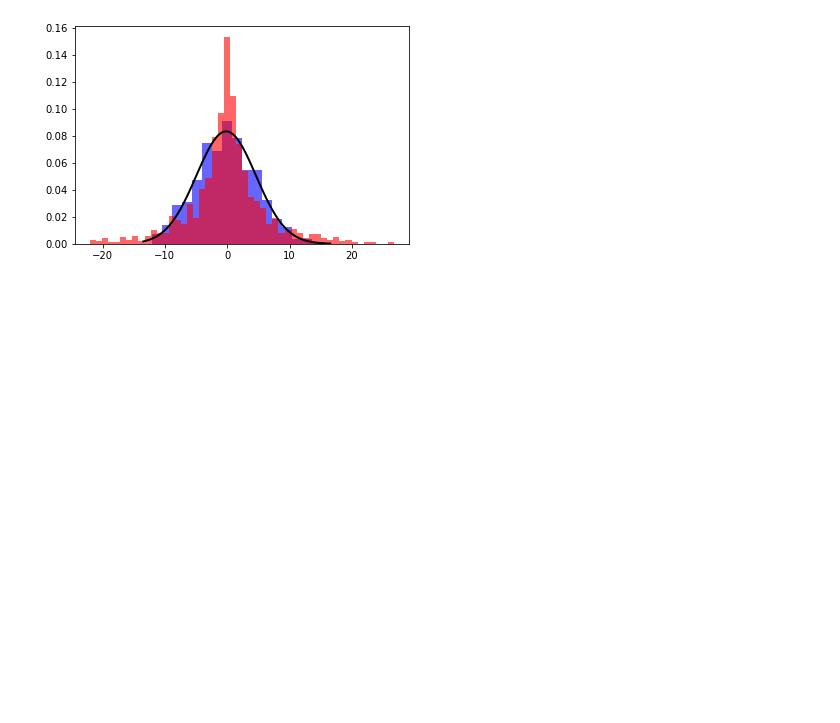
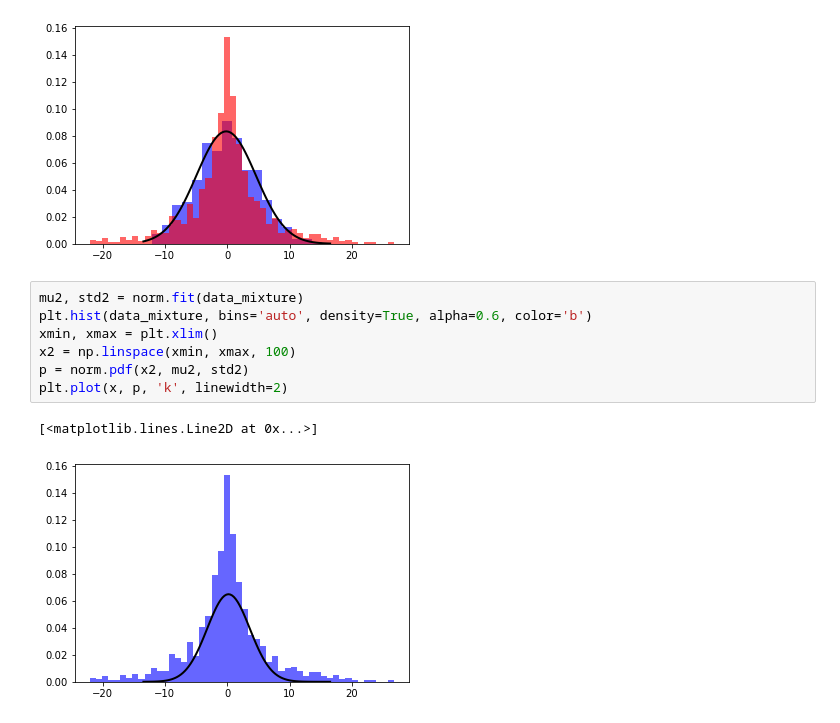
Before and after one commit to dwjuston/FactorAnalysis, a Jupyter notebook: mixture simple.ipynb, the cells around one changed output. Saved outputs shown, nothing was run; the diff lists cells and outputs as text; blank space fills up the shorter version.

```diff
--- a/mixture simple.ipynb
+++ b/mixture simple.ipynb
@@ -64,3 +64,13 @@ data_mixture = np.array(list(data_small) + list(data_big))
 _ = plt.hist(data_mixture, bins='auto', density=True, alpha=0.6, color='r')
 # %% [output]
 [figure]
+# %%
+mu2, std2 = norm.fit(data_mixture)
+plt.hist(data_mixture, bins='auto', density=True, alpha=0.6, color='b')
+xmin, xmax = plt.xlim()
+x2 = np.linspace(xmin, xmax, 100)
+p = norm.pdf(x2, mu2, std2)
+plt.plot(x, p, 'k', linewidth=2)
+# %% [output]
+[<matplotlib.lines.Line2D at 0x...>]
+[figure, added]
```
